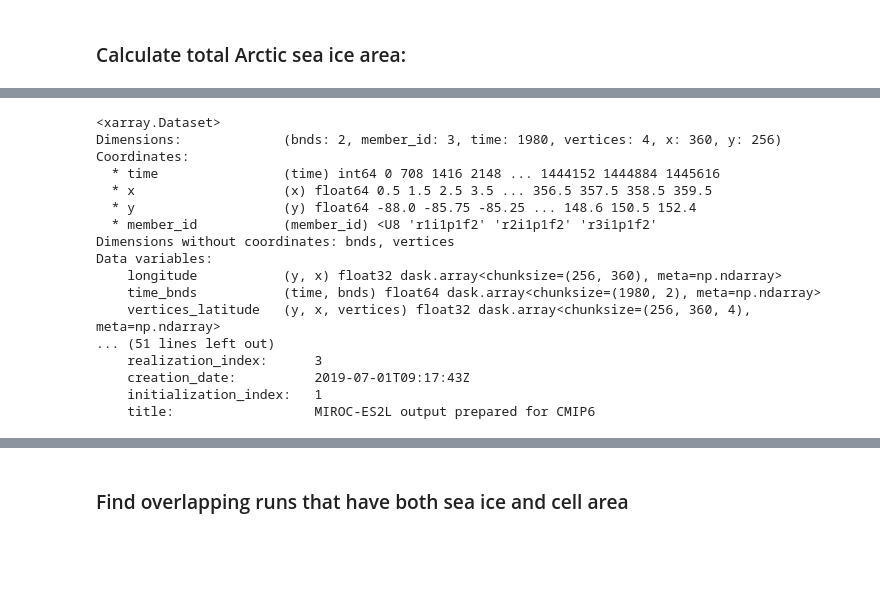
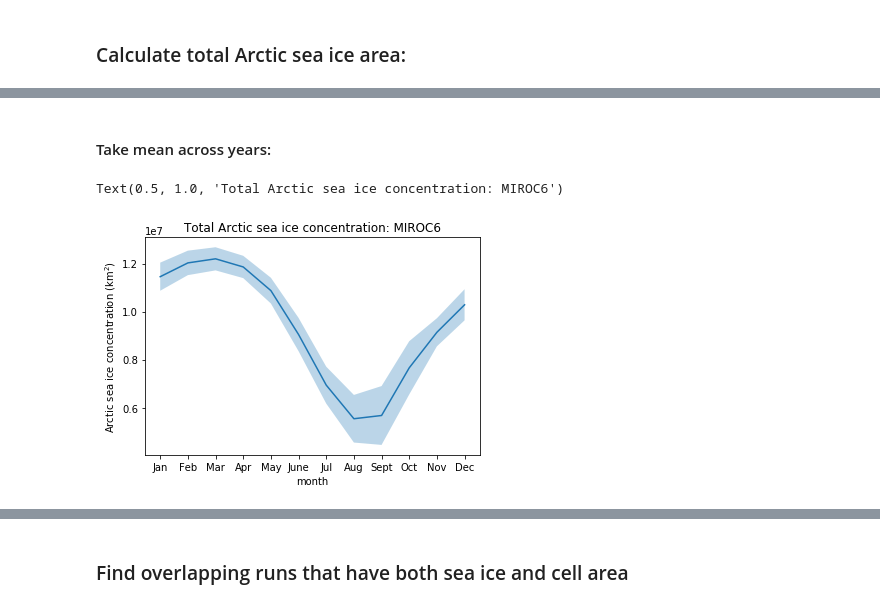
Before and after one commit to smithmadisonm/cmip6-seaice-temp-sensitivity, a Jupyter notebook: notebooks/Sea_ice_temp.ipynb, the cells around one changed output, grey strips where cells are left out. Drawn from its saved outputs; the diff is of its cells as text; code cells hidden in the pictures; blank space fills up the shorter version.

Commit message:
climatology plots for one model mean and through time

```diff
--- a/notebooks/Sea_ice_temp.ipynb
+++ b/notebooks/Sea_ice_temp.ipynb
@@ -108,6 +127,6 @@ for key, item in sidset_dict.items():
 # %%
 m=models_intersect[0]
-si_dict[m]['si_area'] = si_dict[m].areacello*si_dict[m].siconc/100.0
-si_dict[m]['si_area'].attrs['units'] = si_dict[m].areacello.attrs['units']
-si_dict[m]['si_area_tot_arc'] = si_dict[m].si_area.where(si_dict[m].latitude>0).sum(dim=['x','y'])/(1000*1000)
-si_dict[m]['si_area_tot_arc'].attrs['units'] = 'km2'
+si_dict_c[m]['si_area'] = si_dict_c[m].areacello*si_dict_c[m].siconc/100.0
+si_dict_c[m]['si_area'].attrs['units'] = si_dict_c[m].areacello.attrs['units']
+si_dict_c[m]['si_area_tot_arc'] = si_dict_c[m].si_area.where(si_dict_c[m].latitude>0).sum(dim=['i','j'])/(1000*1000)
+si_dict_c[m]['si_area_tot_arc'].attrs['units'] = 'km2'
@@ -125,24 +135,24 @@ import numpy as np
 # %%
 attrs = {'units': 'hours since 1850-01-16 12:00:00.000000'}
-ds = xr.Dataset({'time': ('time', np.arange(0,1445616,708), attrs)})
+ds = xr.Dataset({'time': ('time', si_dict_c[m].time.values, attrs)})
+si_dict_c[m]['time'] = xr.decode_cf(ds).time
-# %%
-si_dict[m]['time_dt'] = xr.decode_cf(ds).time
-si_dict[m]
-# %% [output]
-<xarray.Dataset>
-Dimensions:             (bnds: 2, member_id: 3, time: 1980, vertices: 4, x: 360, y: 256)
-Coordinates:
-  * time                (time) int64 0 708 1416 2148 ... 1444152 1444884 1445616
-  * x                   (x) float64 0.5 1.5 2.5 3.5 ... 356.5 357.5 358.5 359.5
-  * y                   (y) float64 -88.0 -85.75 -85.25 ... 148.6 150.5 152.4
-  * member_id           (member_id) <U8 'r1i1p1f2' 'r2i1p1f2' 'r3i1p1f2'
-Dimensions without coordinates: bnds, vertices
-Data variables:
-    longitude           (y, x) float32 dask.array<chunksize=(256, 360), meta=np.ndarray>
-    time_bnds           (time, bnds) float64 dask.array<chunksize=(1980, 2), meta=np.ndarray>
-    vertices_latitude   (y, x, vertices) float32 dask.array<chunksize=(256, 360, 4), meta=np.ndarray>
-... (51 lines left out)
-    realization_index:      3
-    creation_date:          2019-07-01T09:17:43Z
-    initialization_index:   1
-    title:                  MIROC-ES2L output prepared for CMIP6
+# %% [markdown]
+#### Take mean across years:
+# %%
+import matplotlib.pyplot as plt
+import numpy as np
+
+month_lab = ['Jan','Feb','Mar','Apr','May','June','Jul','Aug','Sept','Oct','Nov','Dec']
+# %%
+si_mon = si_dict_c[m]['si_area_tot_arc']
+si_mon_mn = si_mon.groupby('time.month').mean('time').isel(member_id=0)
+si_mon_std = si_mon.groupby('time.month').std().isel(member_id=0)
+# %%
+si_mon_mn.plot(label='mean')
+plt.fill_between(si_mon_mn.month,si_mon_mn-2*si_mon_std,si_mon_mn+2*si_mon_std,alpha=0.3)
+plt.xticks(np.arange(1,13,1), month_lab)
+plt.ylabel('Arctic sea ice concentration (km$^{2}$)')
+plt.title('Total Arctic sea ice concentration: '+m)
+# %% [output]
+Text(0.5, 1.0, 'Total Arctic sea ice concentration: MIROC6')
+[figure, added]
```
Also changed, not shown: parts of 9 cells of this notebook.
